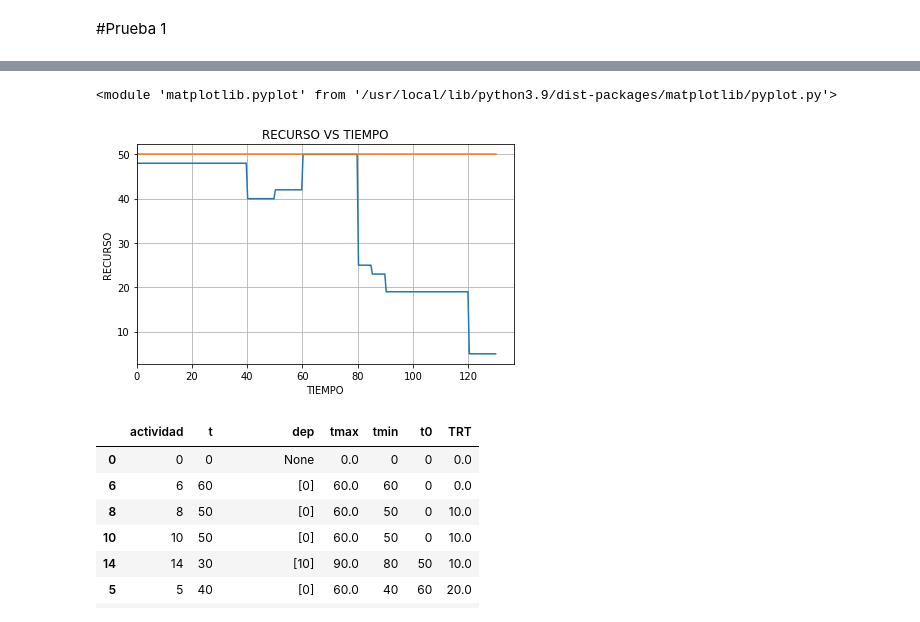
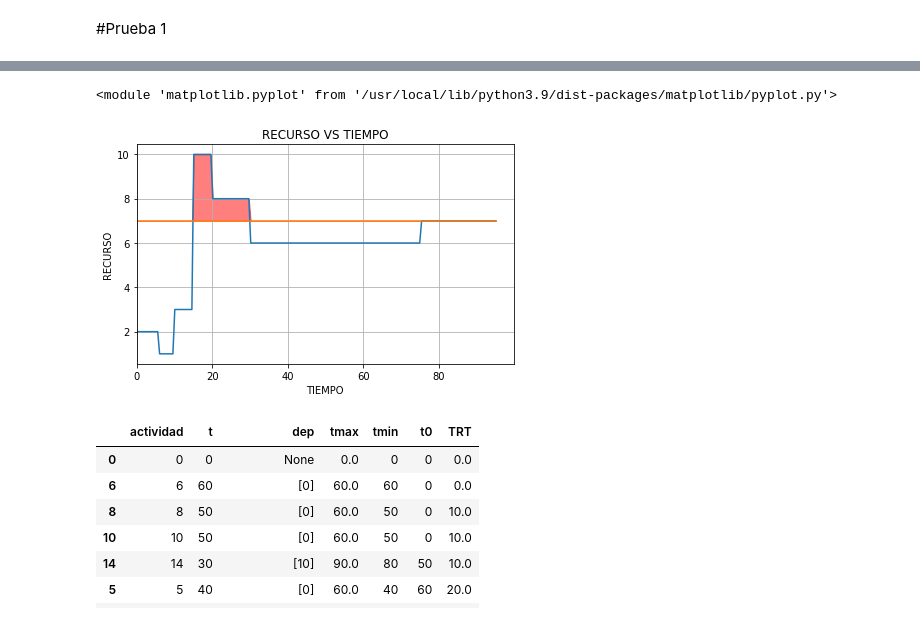
Before and after one commit to Michael-Jimenez-C/Investigaci-n-de-operaciones, a Jupyter notebook: pert.ipynb, the cells around one changed output, grey strips where cells are left out. Saved outputs shown, nothing was run; the diff lists cells and outputs as text; code cells hidden in the pictures.

```diff
--- a/pert.ipynb
+++ b/pert.ipynb
@@ -16,3 +12,8 @@ df=pd.DataFrame({"Actividad":"A B C D E F G H I J K L M N O P Q f".split(" "),
+# %%
+df=pd.DataFrame({"Actividad":"1 2 3 4 5 6 7 8 9".split(" "),
+                 "Tiempo":[10,6,1,5,5,10,30,30,20],
+                 "dependencia":"0 0 2 1,3 4 5 4 6,7 8".split(" "),
+                 "recurso":[1,1,0,3,4,2,6,6,7]})
 # %%
 df
 # %% [output]
@@ -260,8 +284,8 @@ s.gant()
 # %%
-s.digrama_recurso_vs_tiempo(df["recurso"],50)
+s.digrama_recurso_vs_tiempo(df["recurso"],7)
 # %% [output]
 <module 'matplotlib.pyplot' from '/usr/local/lib/python3.9/dist-packages/matplotlib/pyplot.py'>
-[figure, old version]
+[figure, new version]
 # %%
 s.gray_kidd(df["recurso"],90)
 # %%
```
Also changed, not shown: parts of 11 cells of this notebook.
